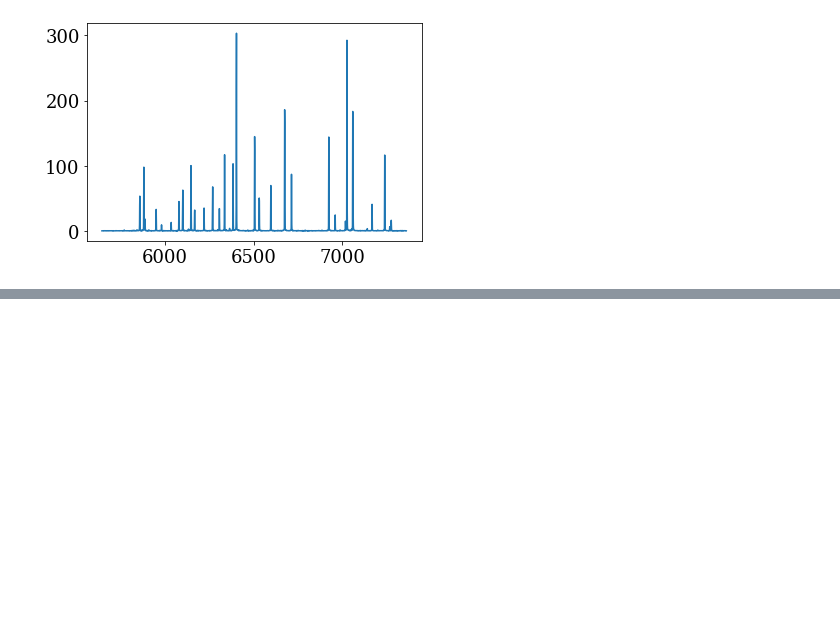
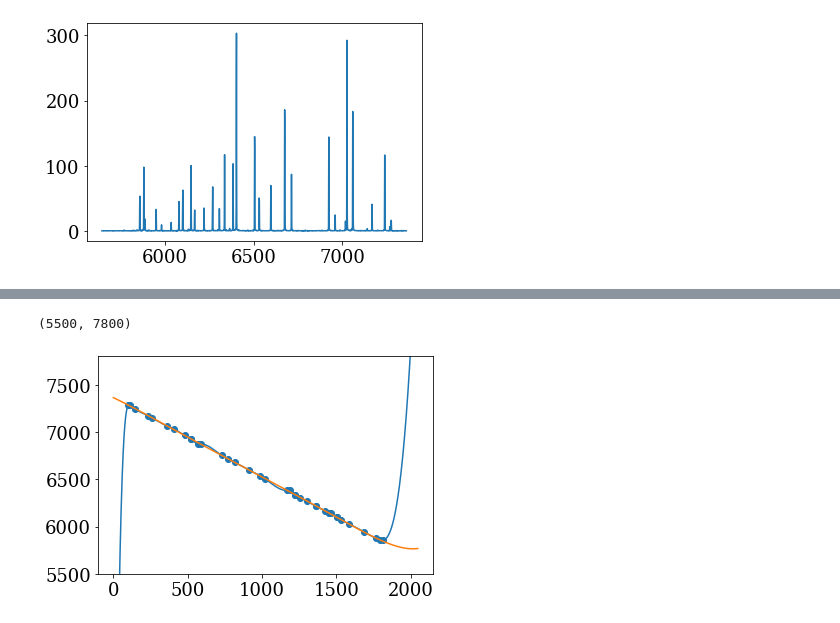
Before and after one commit to jradavenport/specreduce, a Jupyter notebook: pydis_example/apo05.ipynb, the cells around one changed output, grey strips where cells are left out. Saved outputs shown, nothing was run; the diff lists cells and outputs as text; code cells hidden in the pictures; blank space fills up the shorter version.

```diff
--- a/pydis_example/apo05.ipynb
+++ b/pydis_example/apo05.ipynb
@@ -230,0 +254,24 @@ plt.plot(wapprox, lamp_sci)
+# %%
+# interpolating the wavelength: here too we need either some GUI or some very clever choices
+# I think Adrian P-W used a GP well here...
+# the polynomial (2nd choice, orange line) works better in this example
+
+from scipy.interpolate import UnivariateSpline
+
+Wsoln = UnivariateSpline(lines['pixel'], lines['wavelength'], ext=0, k=3)
+
+# interpolate the spline to 1 position per column
+wave_sci = Wsoln( np.arange(0, sci_trace.size) )
+
+plt.scatter(lines['pixel'], lines['wavelength'])
+plt.plot(np.arange(sci_trace.size), wave_sci)
+
+K = 7
+Wsoln = np.polyfit(lines['pixel'], lines['wavelength'], K)
+wave_sci = np.polyval(Wsoln, np.arange(sci_trace.size))
+plt.plot(np.arange(sci_trace.size), wave_sci)
+
+plt.ylim(5500,7800)
+# %% [output]
+(5500, 7800)
+[figure, added]
```
Also changed, not shown: parts of 7 cells of this notebook.
